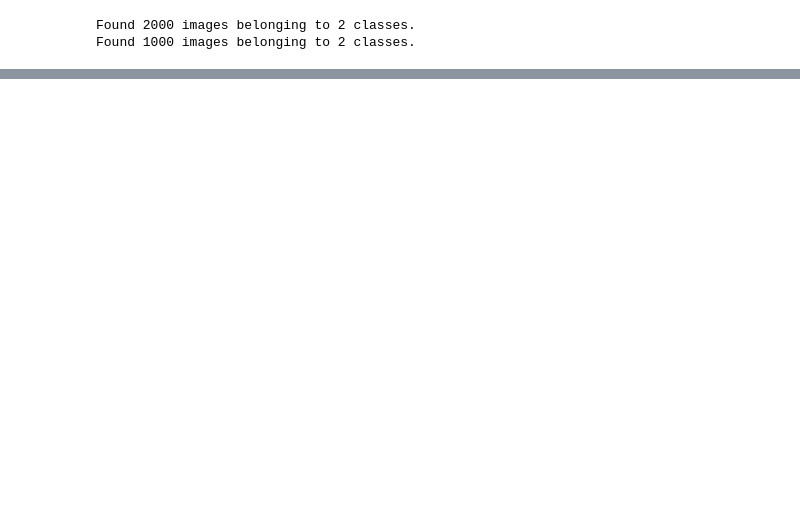
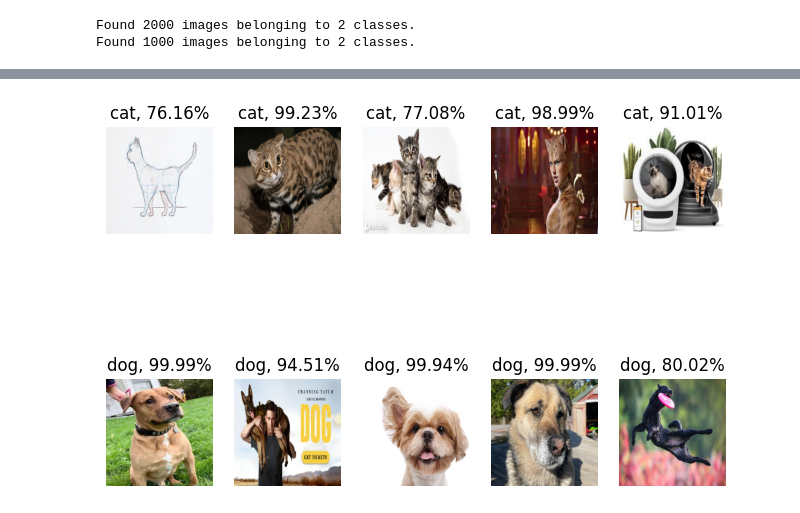
Before and after one commit to 9ghahg9/TF2.x_YouTube, a Jupyter notebook: TF_YouTube_26.ipynb, the cells around one changed output, grey strips where cells are left out. Drawn from its saved outputs; the diff is of its cells as text; code cells hidden in the pictures; blank space fills up the shorter version.

```diff
--- a/TF_YouTube_26.ipynb
+++ b/TF_YouTube_26.ipynb
@@ -106,0 +179,18 @@ import matplotlib.pyplot as plt
+# %%
+import numpy as np
+
+pred = model.predict(np.array(test_img_list))
+
+class_name = ['cat', 'dog']     # ImageDataGenerator에서 cat = 0, dog = 1
+
+plt.figure(figsize=(8, 6))
+
+for i in range(len(pred)):
+    plt.subplot(2, 5, i+1)
+    prediction = str(class_name[np.argmax(pred[i])])
+    probility = '{0:0.2f}'.format(100*max(pred[i]))
+    title_str = prediction + ', ' + probility + '%'
+    plt.axis('off')
+    plt.title(title_str)
+    plt.imshow(test_img_list[i])
+# %% [output]
@@ -106,0 +198 @@ import matplotlib.pyplot as plt
+[figure, added]
```
Also changed, not shown: parts of 10 cells of this notebook, 8 other files.
